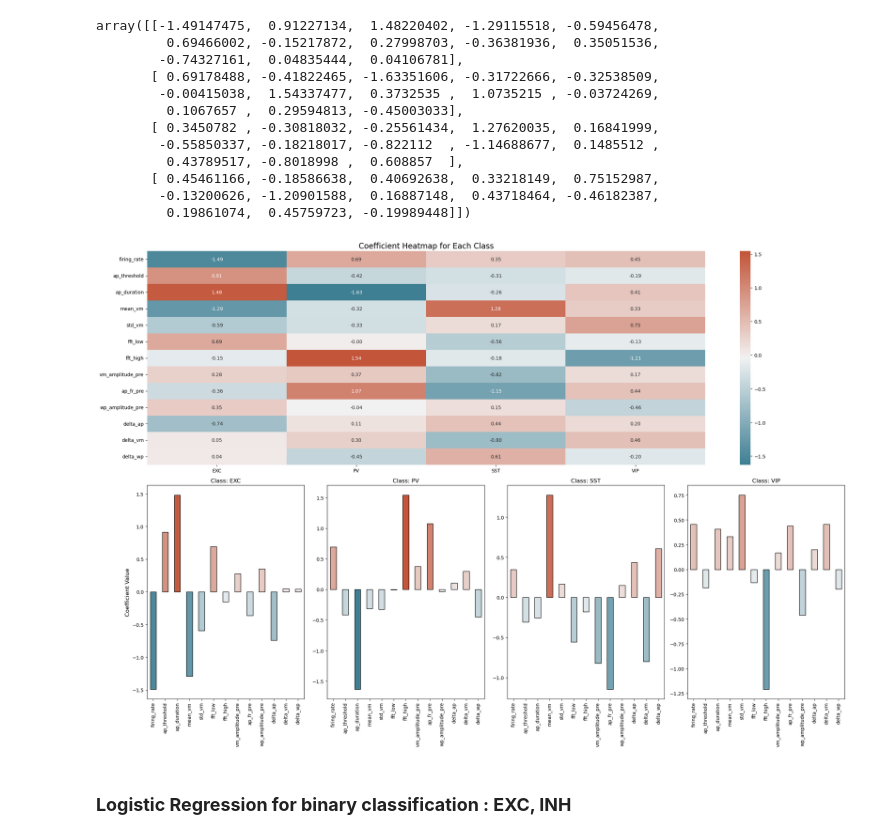
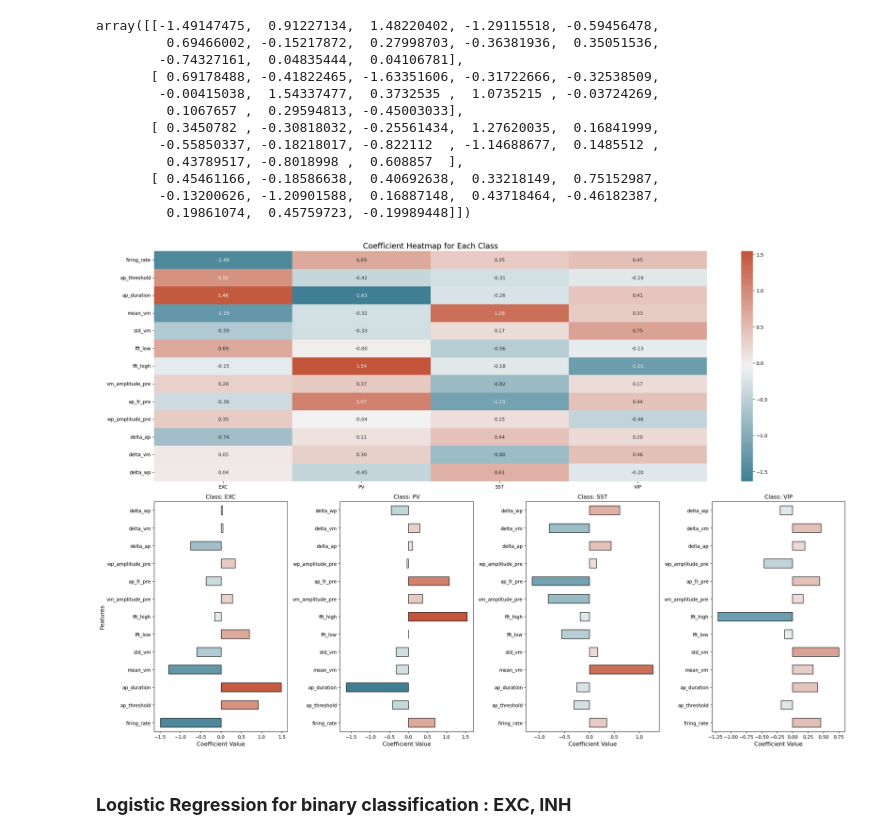
Before and after one commit to maverest/NCCM_project, a Jupyter notebook: notebooks/LF.ipynb, the cells around one changed output. Drawn from its saved outputs; the diff is of its cells as text; code cells hidden in the pictures.

Commit message:
modif plot

```diff
--- a/notebooks/LF.ipynb
+++ b/notebooks/LF.ipynb
@@ -630,37 +630,38 @@ array([[-1.49147475,  0.91227134,  1.48220402, -1.29115518, -0.59456478,
 # %%
 coef_df = pd.DataFrame(model.coef_, columns=X.columns, index=label_encoder.classes_).T
 
 classes = coef_df.columns
 n_classes = len(classes)
 
 
 fig = plt.figure(figsize=(22, 15))
 
 
 ax1 = plt.subplot(2, 1, 1)
 cmap = sns.diverging_palette(220, 20, as_cmap=True)
 sns.heatmap(coef_df, annot=True, cmap=cmap, fmt=".2f", ax=ax1)
 ax1.set_title('Coefficient Heatmap for Each Class', fontsize=16)
 
 norm = plt.Normalize(vmin=coef_df.min().min(), vmax=coef_df.max().max())
 sm = plt.cm.ScalarMappable(cmap=cmap, norm=norm)
 
 
 ax2 = [plt.subplot(2, n_classes, n_classes + i + 1) for i in range(n_classes)]
 
 for i, ax in enumerate(ax2):
     values = coef_df[classes[i]].values
     colors = [sm.to_rgba(value) for value in values]
-    coef_df[classes[i]].plot(kind='bar', ax=ax, color=colors, edgecolor='black')
+    coef_df[classes[i]].plot(kind='barh', ax=ax, color=colors, edgecolor='black')
     ax.set_title(f'Class: {classes[i]}', fontsize=12)
+    ax.set_xlabel('Coefficient Value', fontsize=12)
     if i == 0:
-        ax.set_ylabel('Coefficient Value', fontsize=12)
-    ax.tick_params(axis='x', rotation=90)
+        ax.set_ylabel('Features', fontsize=12)
+    ax.tick_params(axis='x')
 
 plt.tight_layout()
 plt.show()
 # %% [output]
-[figure, old version]
+[figure, new version]
 # %% [markdown]
 ### **Logistic Regression for binary classification : EXC, INH**
 # %%
```
